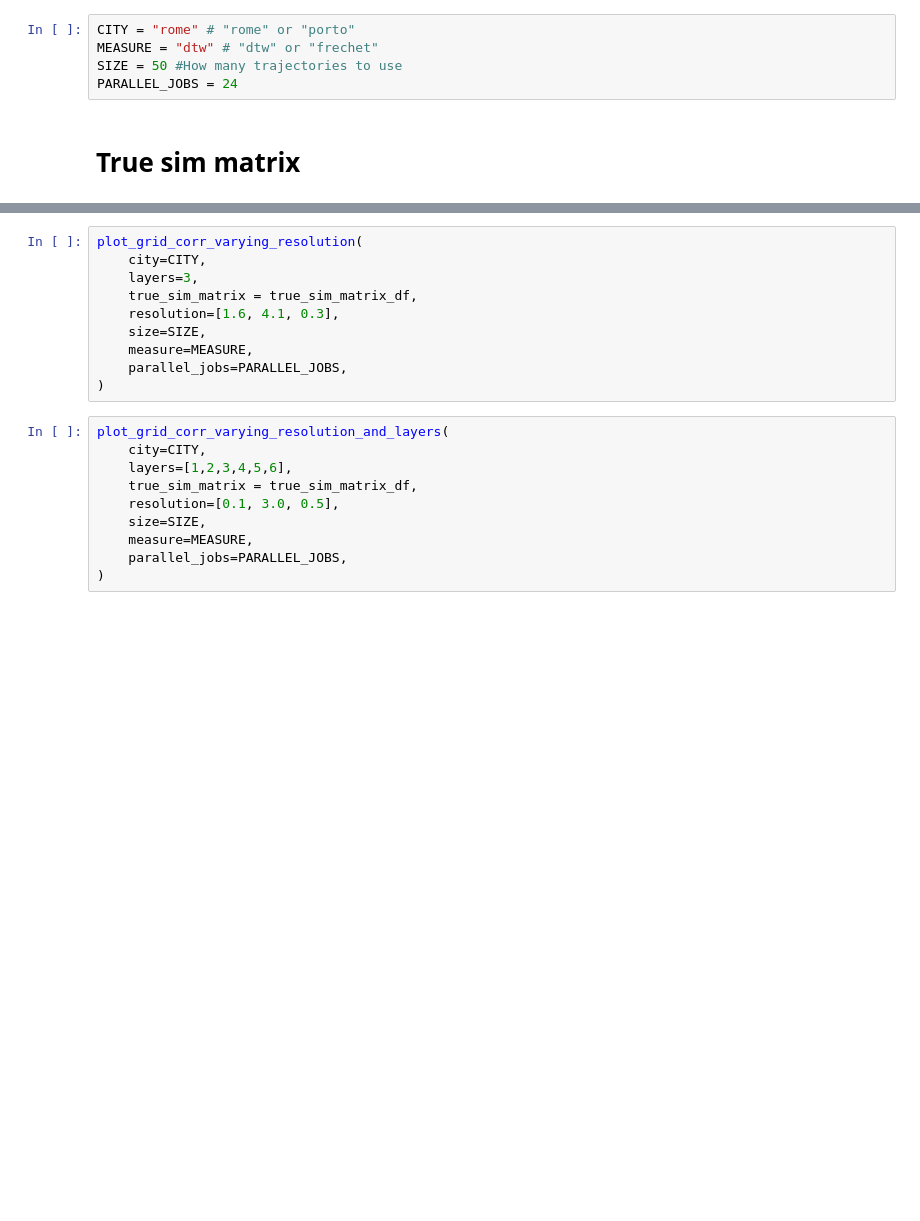
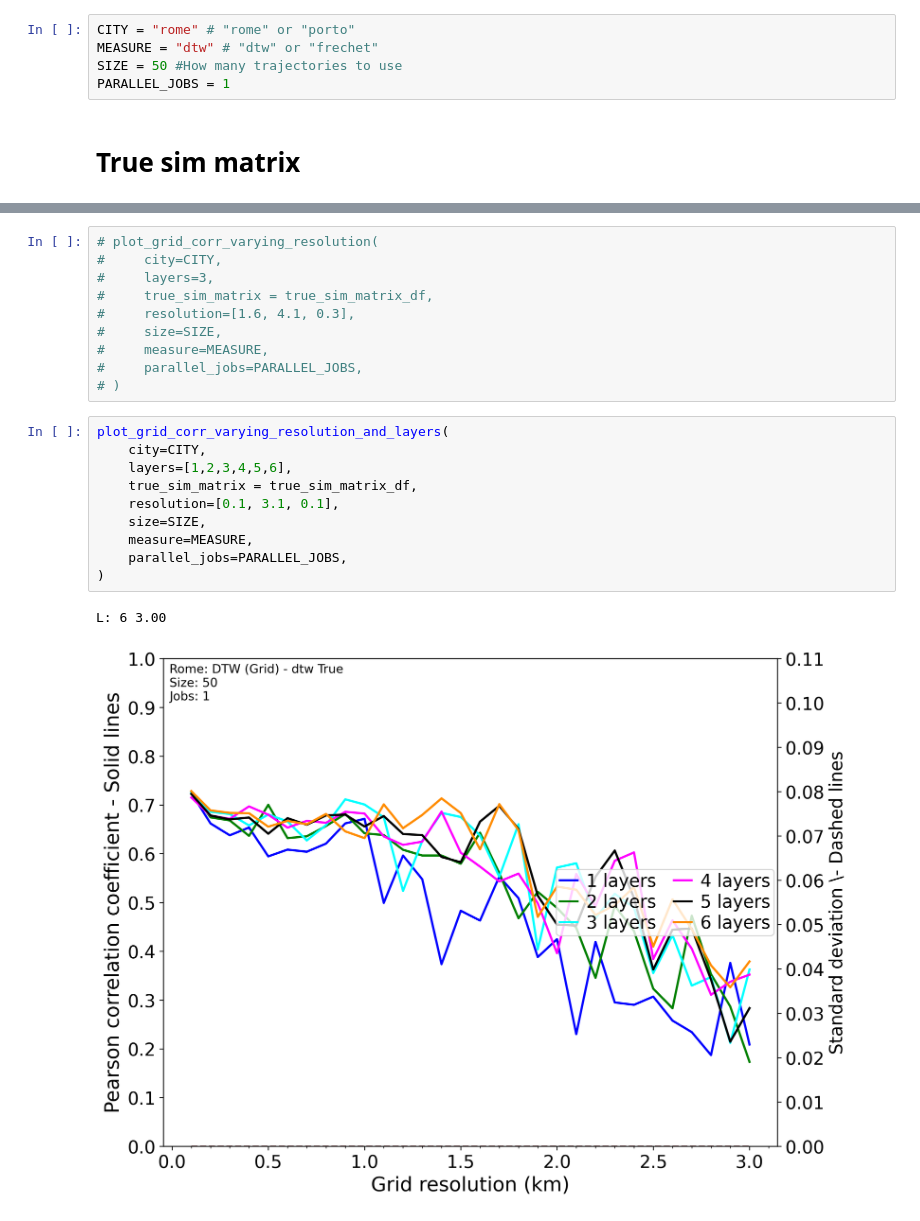
Before and after one commit to eivindmidtbo/masteroppgave, a Jupyter notebook: result_analysis/correlation/correlation_grid.ipynb, the cells around one changed output, grey strips where cells are left out. Saved outputs shown, nothing was run; the diff lists cells and outputs as text; blank space fills up the shorter version.

Commit message:
Update correlation figures for grid

```diff
--- a/result_analysis/correlation/correlation_grid.ipynb
+++ b/result_analysis/correlation/correlation_grid.ipynb
@@ -30,7 +32,7 @@ from result_analysis.grid_correlation import plot_grid_corr_varying_layers, plot
 CITY = "rome" # "rome" or "porto"
 MEASURE = "dtw" # "dtw" or "frechet"
 SIZE = 50 #How many trajectories to use
-PARALLEL_JOBS = 24
+PARALLEL_JOBS = 1
 # %% [markdown]
 # True sim matrix
 # %%
@@ -64,20 +68,23 @@ plot_grid_corr_varying_layers(
 # %%
-plot_grid_corr_varying_resolution(
-    city=CITY,
-    layers=3,
-    true_sim_matrix = true_sim_matrix_df,
-    resolution=[1.6, 4.1, 0.3],
-    size=SIZE,
-    measure=MEASURE,
-    parallel_jobs=PARALLEL_JOBS,
-)
+# plot_grid_corr_varying_resolution(
+#     city=CITY,
+#     layers=3,
+#     true_sim_matrix = true_sim_matrix_df,
+#     resolution=[1.6, 4.1, 0.3],
+#     size=SIZE,
+#     measure=MEASURE,
+#     parallel_jobs=PARALLEL_JOBS,
+# )
 # %%
 plot_grid_corr_varying_resolution_and_layers(
     city=CITY,
     layers=[1,2,3,4,5,6],
     true_sim_matrix = true_sim_matrix_df,
-    resolution=[0.1, 3.0, 0.5],
+    resolution=[0.1, 3.1, 0.1],
     size=SIZE,
     measure=MEASURE,
     parallel_jobs=PARALLEL_JOBS,
 )
+# %% [output]
+L: 6 3.00
+[figure, added]
```
Also changed, not shown: parts of 3 cells of this notebook, 1 other file.
